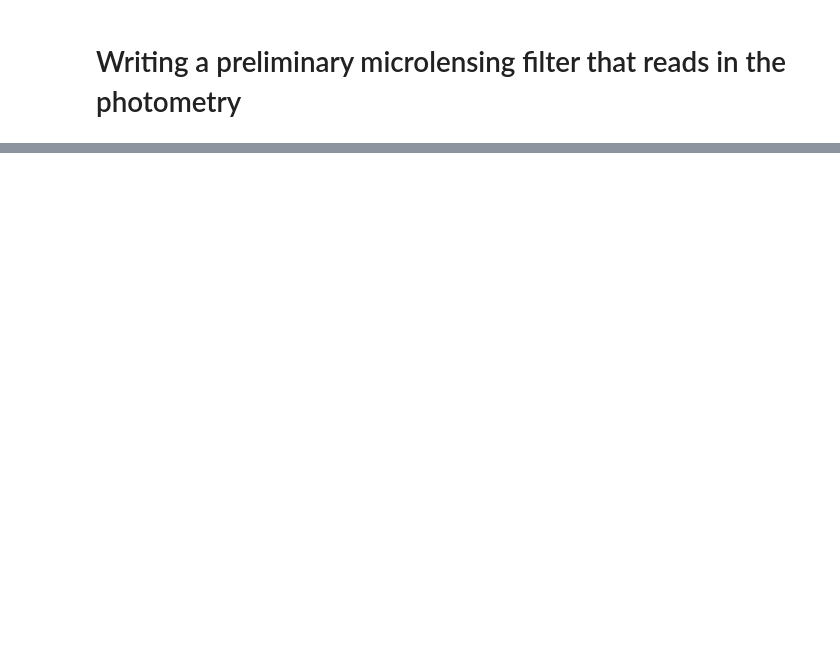
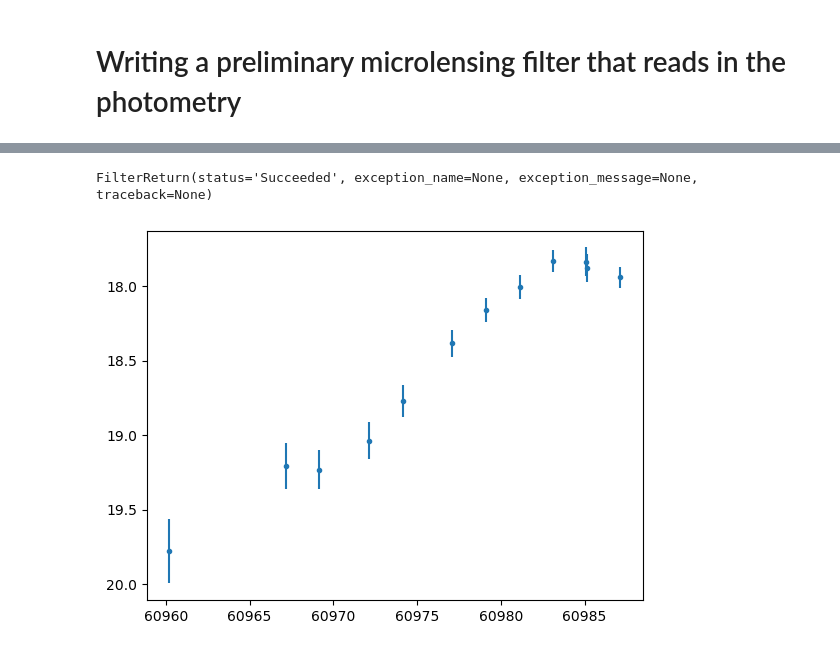
Before and after one commit to LSST-TVSSC/microlensing, a Jupyter notebook: antares_filter/microlensing_filter.ipynb, the cells around one changed output, grey strips where cells are left out. Cells and saved outputs as stored; diff of their text form; code cells hidden in the pictures; blank space fills up the shorter version.

Commit message:
updated filter for new antares devkit

```diff
--- a/antares_filter/microlensing_filter.ipynb
+++ b/antares_filter/microlensing_filter.ipynb
@@ -338,3 +319,6 @@ def plot_lightcurve(locus):
     plt.show()
 
     return
+# %%
+locus = search.get_by_id("ANT20254r1cmsq703sa") # Alerted microlensing from AlerCE
+locus.alert = []
@@ -428,0 +333,8 @@ report['results'][-2]['locus_data'].timeseries.to_pandas()
+# %%
+report
+# %% [output]
+FilterReturn(status='Succeeded', exception_name=None, exception_message=None, traceback=None)
+# %%
+plot_lightcurve(locus)
+# %% [output]
+[figure, added]
```
Also changed, not shown: parts of 15 cells of this notebook.
